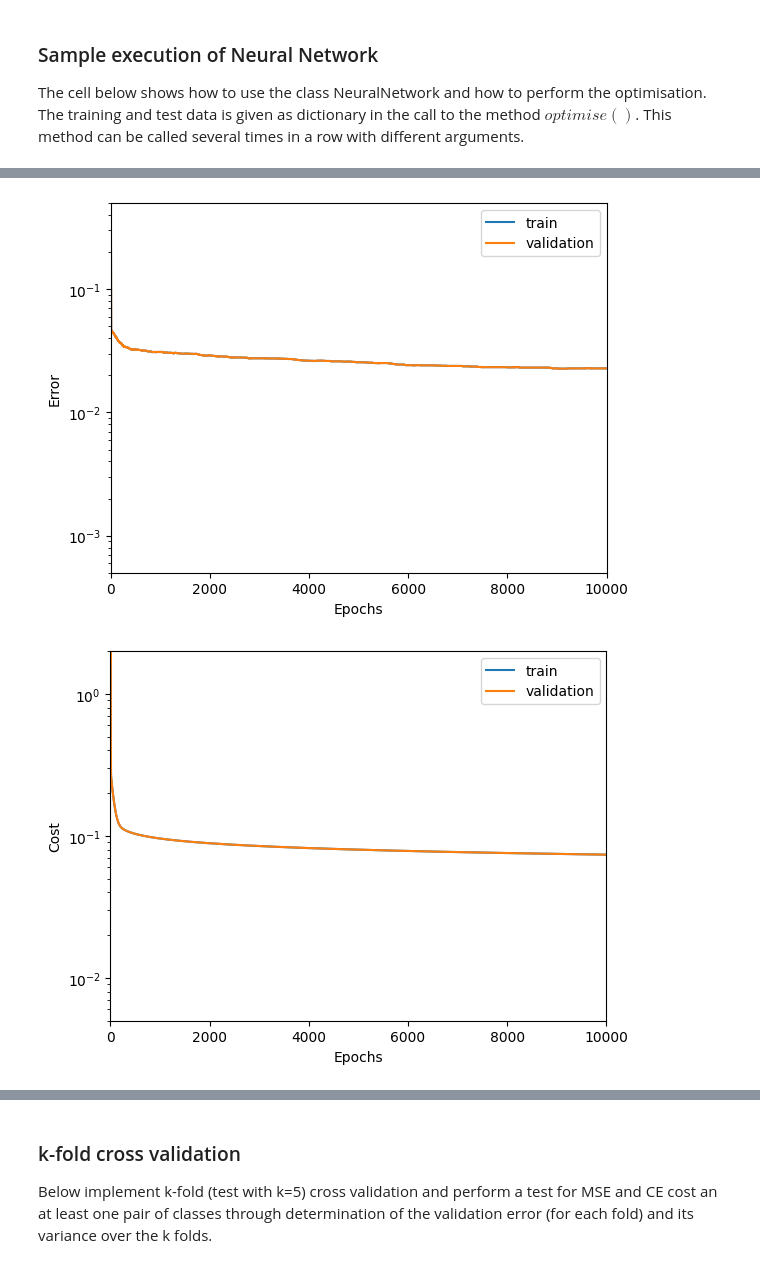
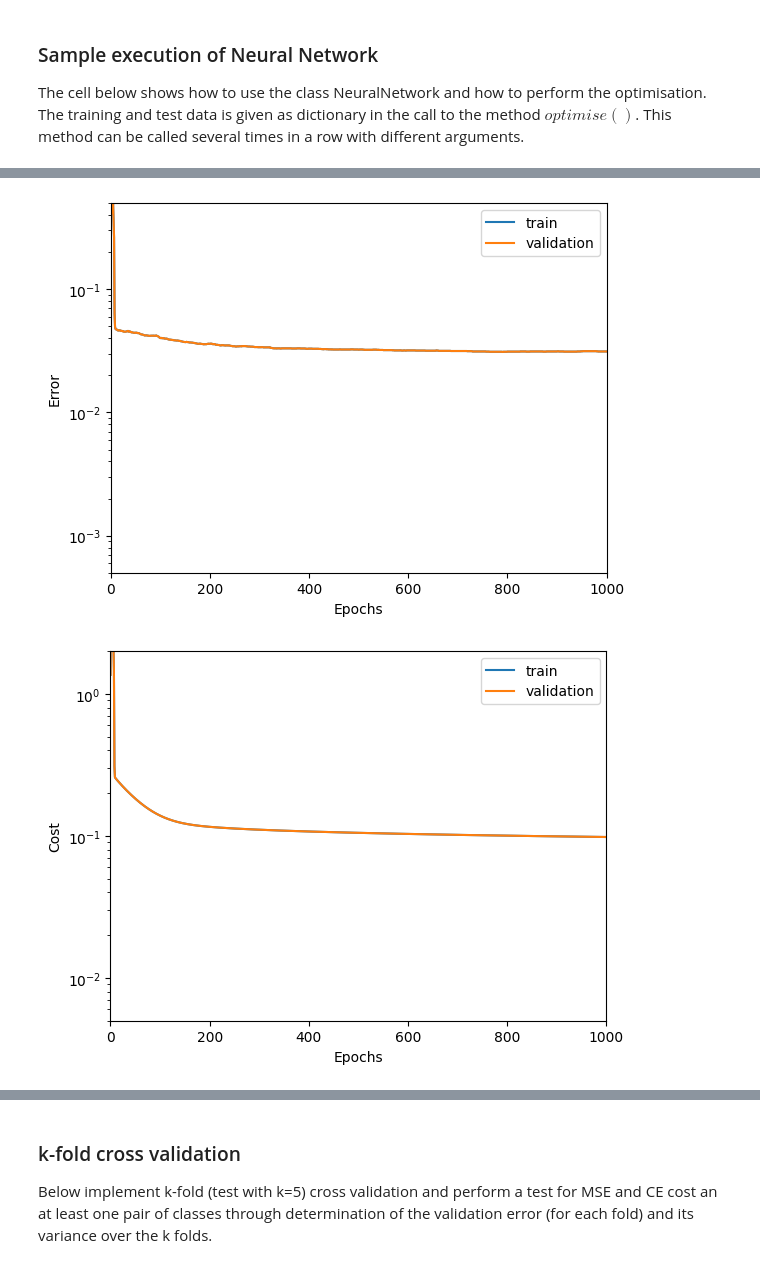
Before and after one commit to diegofrl/DeLearn23-24_PWs, a Jupyter notebook: PW2/k-fold_cross-correlation_stud.ipynb, the cells around one changed output, grey strips where cells are left out. Saved outputs shown, nothing was run; the diff lists cells and outputs as text; code cells hidden in the pictures.

```diff
--- a/PW2/k-fold_cross-correlation_stud.ipynb
+++ b/PW2/k-fold_cross-correlation_stud.ipynb
@@ -451,7 +453,7 @@ data = {'x_train' : x_train, 'y_train' : y_train,  \
 
 NNet = NeuralNetwork(cost_function=1, random_std = 0.2, size_in = 784)
 
-NNet.optimise(data, 10000, 0.5, debug=50)
+NNet.optimise(data, 1000, 0.5, debug=50)
 
 plot_error(NNet)
 plot_cost(NNet)
@@ -476,5 +478,5 @@ result after 10000 epochs, train: cost 0.07382, error 0.02277 ; validation: cost
-[figure, old version]
+[figure, new version]
-[figure, old version]
+[figure, new version]
 # %%
 def confusion_matrix(y_true, y_pred):
     """
```
Also changed, not shown: parts of 5 cells of this notebook.
